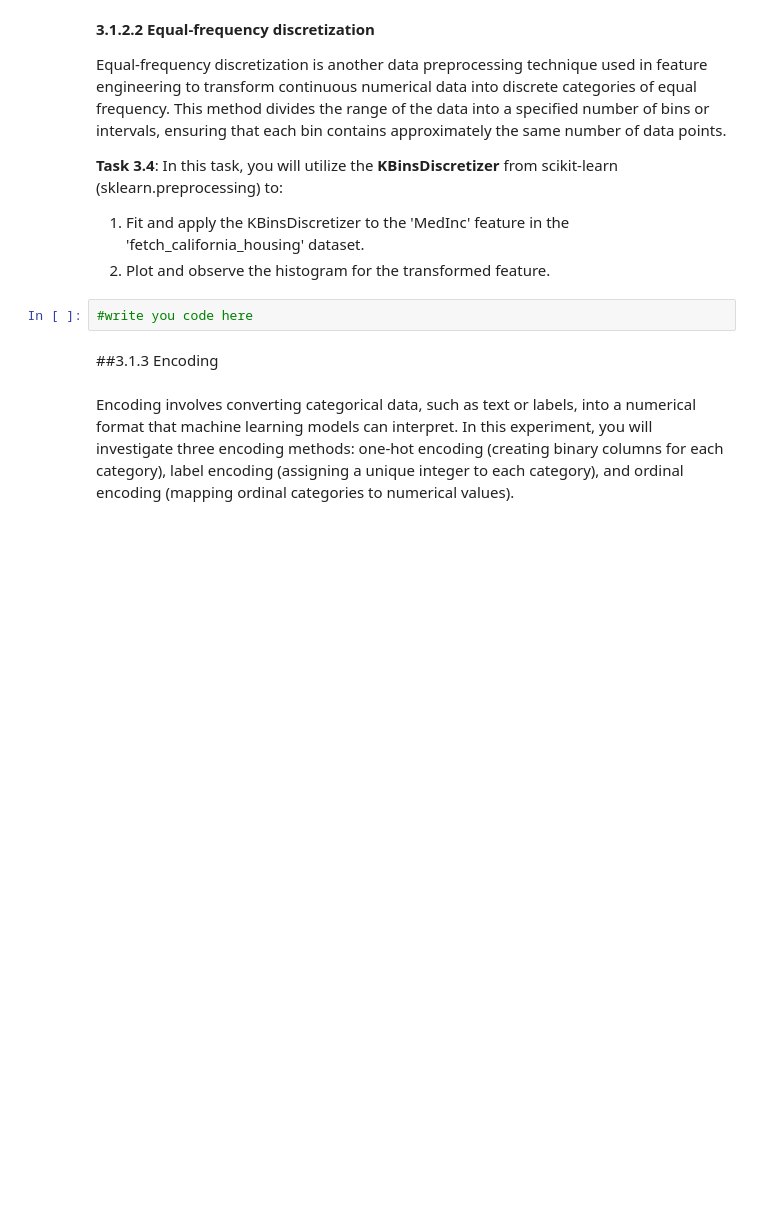
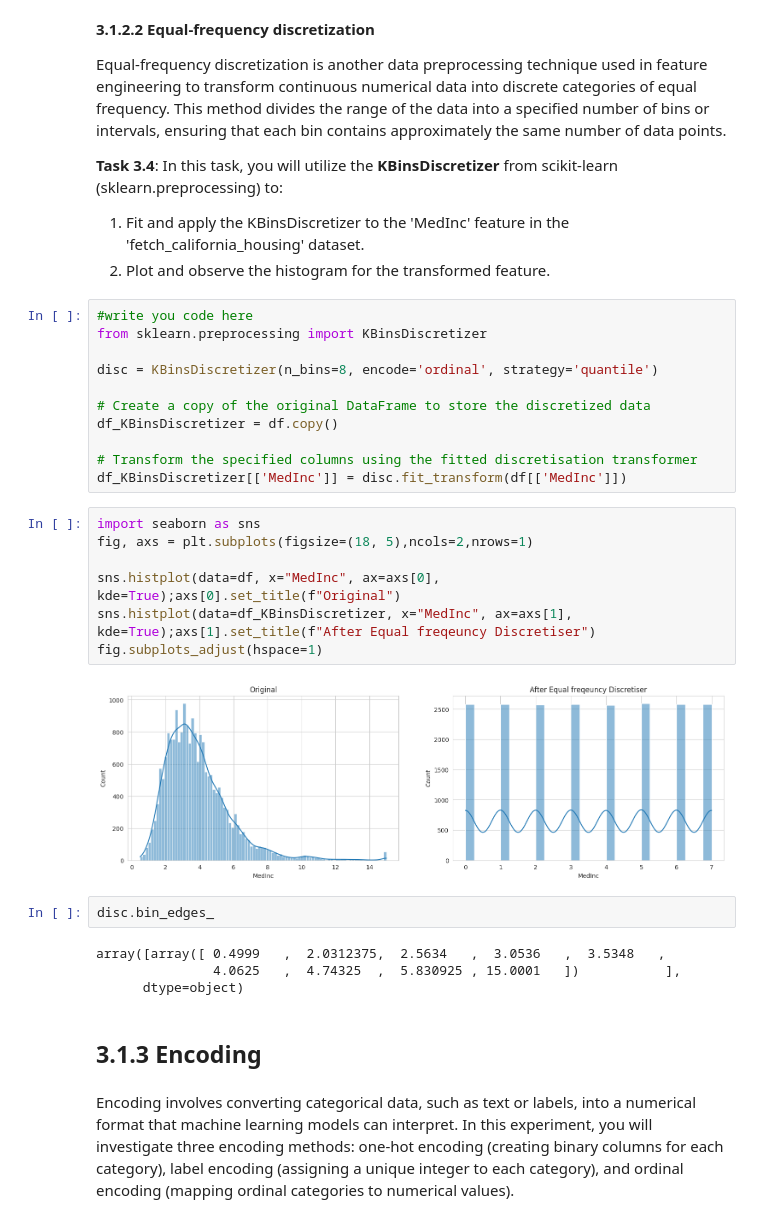
Before and after one commit to faris771/ENCS5141_AI_LAB, a Jupyter notebook: ENCS5141_Exp3_Feature_Engineering.ipynb, the cells around one changed output. Drawn from its saved outputs; the diff is of its cells as text; blank space fills up the shorter version.

```diff
--- a/ENCS5141_Exp3_Feature_Engineering.ipynb
+++ b/ENCS5141_Exp3_Feature_Engineering.ipynb
@@ -246,10 +482,34 @@ Equal-frequency discretization is another data preprocessing technique used in f
 **Task 3.4**: In this task, you will utilize the **KBinsDiscretizer** from scikit-learn (sklearn.preprocessing) to:
 1. Fit and apply the KBinsDiscretizer to the 'MedInc' feature in the 'fetch_california_housing' dataset.
 2. Plot and observe the histogram for the transformed feature.
-# %%
-#write you code here
+# %%
+#write you code here
+from sklearn.preprocessing import KBinsDiscretizer
+
+disc = KBinsDiscretizer(n_bins=8, encode='ordinal', strategy='quantile')
+
+# Create a copy of the original DataFrame to store the discretized data
+df_KBinsDiscretizer = df.copy()
+
+# Transform the specified columns using the fitted discretisation transformer
+df_KBinsDiscretizer[['MedInc']] = disc.fit_transform(df[['MedInc']])
+# %%
+import seaborn as sns
+fig, axs = plt.subplots(figsize=(18, 5),ncols=2,nrows=1)
+
+sns.histplot(data=df, x="MedInc", ax=axs[0], kde=True);axs[0].set_title(f"Original")
+sns.histplot(data=df_KBinsDiscretizer, x="MedInc", ax=axs[1], kde=True);axs[1].set_title(f"After Equal freqeuncy Discretiser")
+fig.subplots_adjust(hspace=1)
+# %% [output]
+[figure, added]
+# %%
+disc.bin_edges_
+# %% [output]
+array([array([ 0.4999   ,  2.0312375,  2.5634   ,  3.0536   ,  3.5348   ,
+               4.0625   ,  4.74325  ,  5.830925 , 15.0001   ])           ],
+      dtype=object)
 # %% [markdown]
-##3.1.3 Encoding
+## 3.1.3 Encoding
 # %% [markdown]
 Encoding involves converting categorical data, such as text or labels, into a numerical format that machine learning models can interpret. In this experiment, you will investigate three encoding methods: one-hot encoding (creating binary columns for each category), label encoding (assigning a unique integer to each category), and ordinal encoding (mapping ordinal categories to numerical values).
 # %% [markdown]
```
Also changed, not shown: parts of 29 cells of this notebook.
